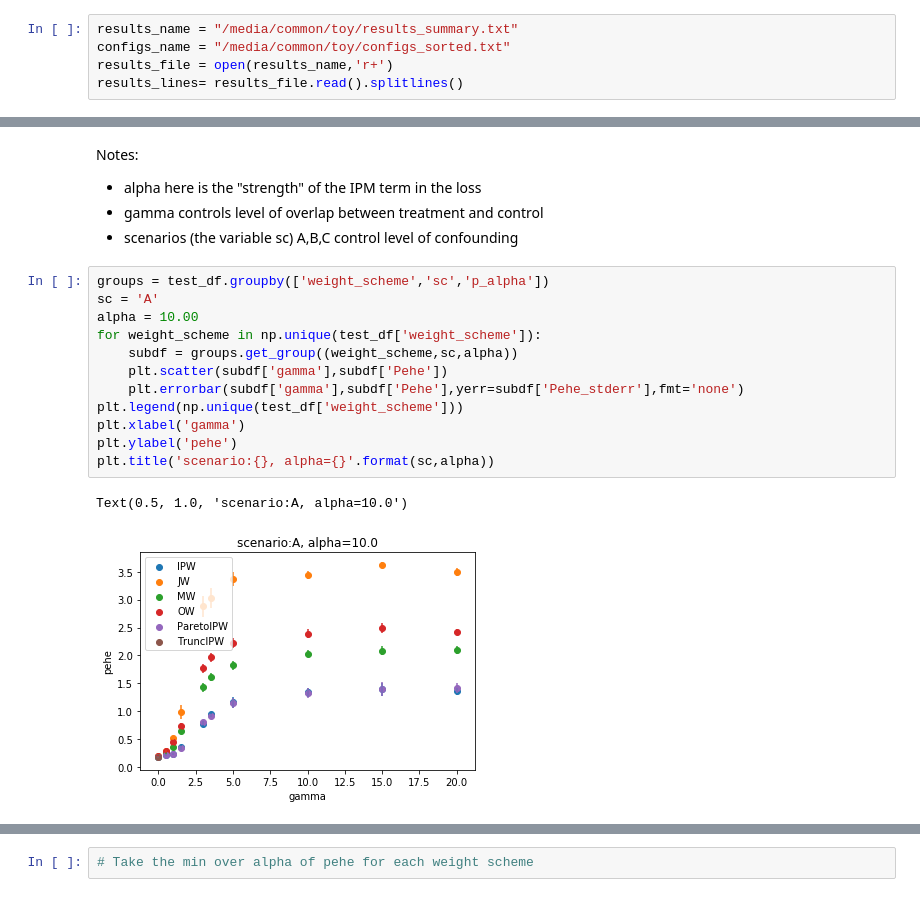
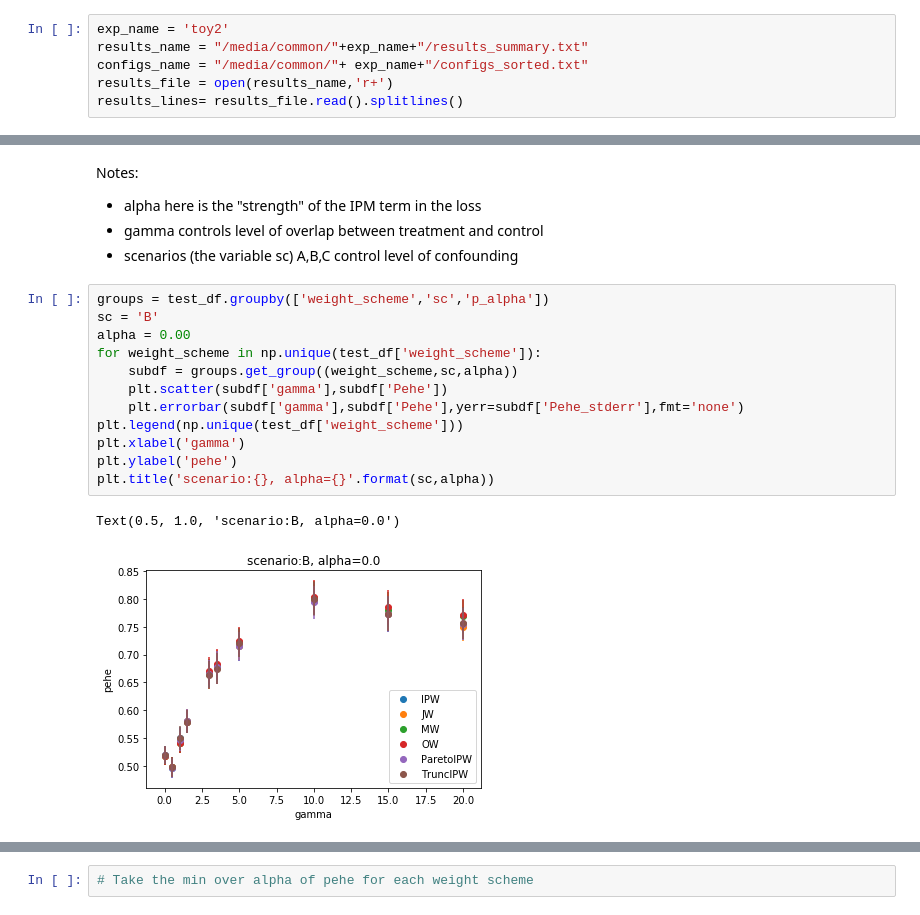
Before and after one commit to sergeassaad/cf_balancing, a Jupyter notebook: codebase/process_toy_results.ipynb, the cells around one changed output, grey strips where cells are left out. Saved outputs shown, nothing was run; the diff lists cells and outputs as text.

```diff
--- a/codebase/process_toy_results.ipynb
+++ b/codebase/process_toy_results.ipynb
@@ -5,8 +5,9 @@ import matplotlib.pyplot as plt
 # %% [markdown]
 # load results_summary.txt file
 # %%
-results_name = "/media/common/toy/results_summary.txt"
-configs_name = "/media/common/toy/configs_sorted.txt"
+exp_name = 'toy2'
+results_name = "/media/common/"+exp_name+"/results_summary.txt"
+configs_name = "/media/common/"+ exp_name+"/configs_sorted.txt"
 results_file = open(results_name,'r+')
 results_lines= results_file.read().splitlines()
 # %%
@@ -172,17 +172,17 @@ Notes:
 - scenarios (the variable sc) A,B,C control level of confounding
 # %%
 groups = test_df.groupby(['weight_scheme','sc','p_alpha'])
-sc = 'A'
-alpha = 10.00
+sc = 'B'
+alpha = 0.00
 for weight_scheme in np.unique(test_df['weight_scheme']):
     subdf = groups.get_group((weight_scheme,sc,alpha))
     plt.scatter(subdf['gamma'],subdf['Pehe'])
     plt.errorbar(subdf['gamma'],subdf['Pehe'],yerr=subdf['Pehe_stderr'],fmt='none')
 plt.legend(np.unique(test_df['weight_scheme']))
 plt.xlabel('gamma')
 plt.ylabel('pehe')
 plt.title('scenario:{}, alpha={}'.format(sc,alpha))
 # %% [output]
-Text(0.5, 1.0, 'scenario:A, alpha=10.0')
+Text(0.5, 1.0, 'scenario:B, alpha=0.0')
-[figure, old version]
+[figure, new version]
 # %%
```
Also changed, not shown: parts of 7 cells of this notebook.
